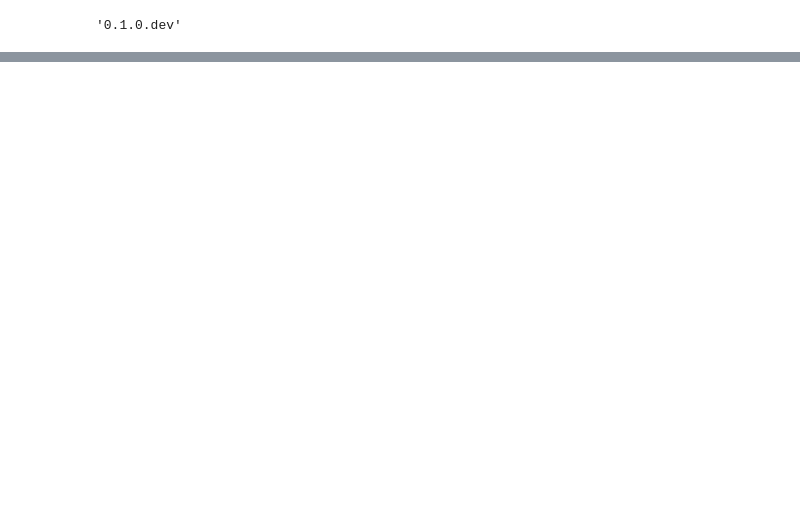
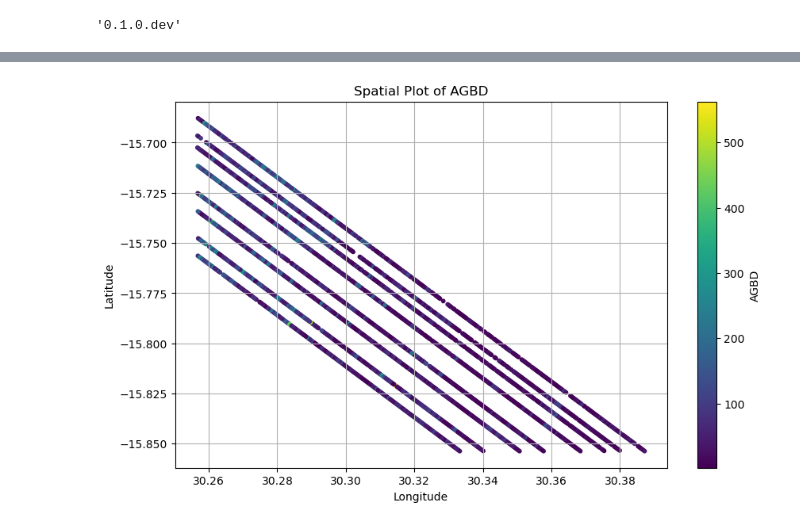
Before and after one commit to xcube-dev/xcube-gedidb, a Jupyter notebook: examples/notebooks/gedi_data_store.ipynb, the cells around one changed output, grey strips where cells are left out. Drawn from its saved outputs; the diff is of its cells as text; code cells hidden in the pictures; blank space fills up the shorter version.

```diff
--- a/examples/notebooks/gedi_data_store.ipynb
+++ b/examples/notebooks/gedi_data_store.ipynb
@@ -23,0 +87,17 @@ Data variables:
+# %%
+lat = gedi_data['latitude'].values
+lon = gedi_data['longitude'].values
+agbd = gedi_data['agbd'].values
+
+
+import matplotlib.pyplot as plt
+plt.figure(figsize=(10, 6))
+sc = plt.scatter(lon, lat, c=agbd, cmap='viridis', s=10)
+plt.colorbar(sc, label='AGBD')
+plt.xlabel('Longitude')
+plt.ylabel('Latitude')
+plt.title('Spatial Plot of AGBD')
+plt.grid(True)
+plt.show()
+# %% [output]
+[figure, added]
```
Also changed, not shown: parts of 11 cells of this notebook, 2 other files.
